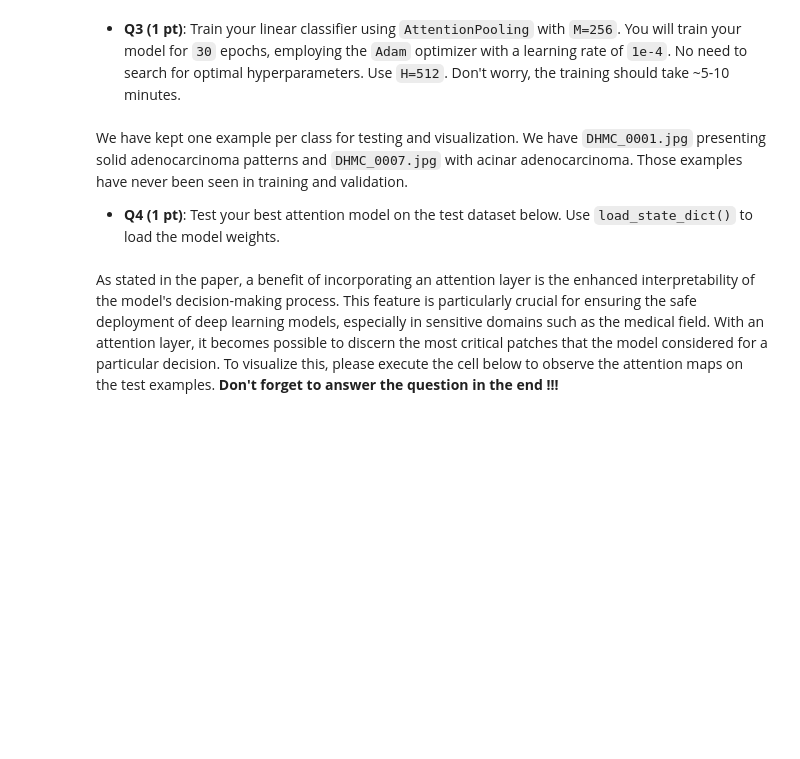
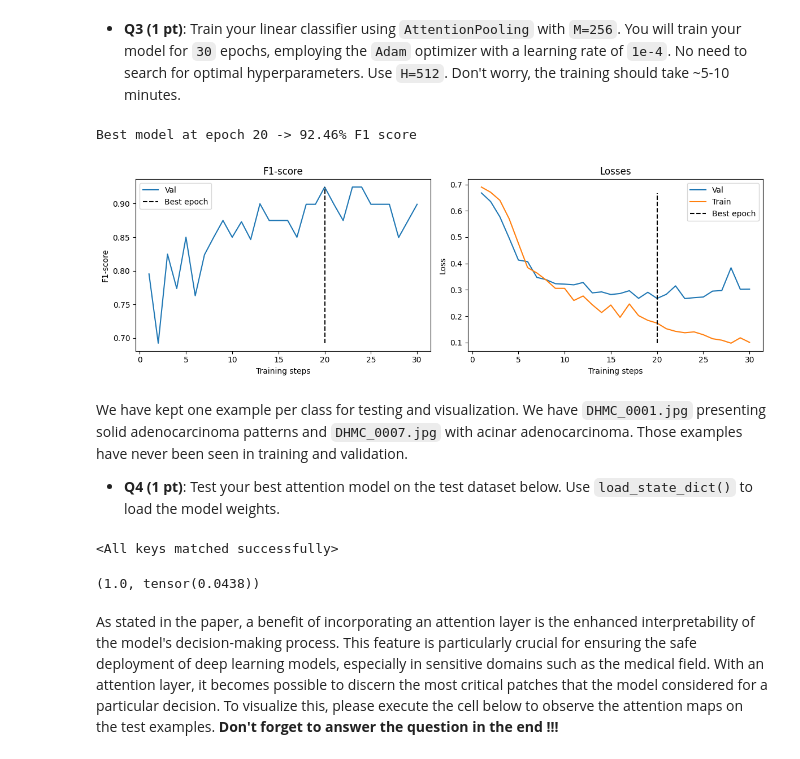
Before and after one commit to AkselAcar/yolov2-chocolate-detector, a Jupyter notebook: labs/lab_3_group_14.ipynb, the cells around one changed output. Saved outputs shown, nothing was run; the diff lists cells and outputs as text; code cells hidden in the pictures; blank space fills up the shorter version.

```diff
--- a/labs/lab_3_group_14.ipynb
+++ b/labs/lab_3_group_14.ipynb
@@ -990,10 +1058,13 @@ optimizer = torch.optim.Adam(model.parameters(), lr=lr)
 # %%
 ################################################################
 ############################ TEST ##############################
 ################################################################
 
 # Train and Plot results
-plot_training(model, train, train_loader, val_loader, epochs=epochs, optimizer=optimizer)
+best_model = plot_training(model, train, train_loader, val_loader, epochs=epochs, optimizer=optimizer)
+# %% [output]
+Best model at epoch 20 -> 92.46% F1 score
+[figure, added]
 # %% [markdown]
 We have kept one example per class for testing and visualization. We have `DHMC_0001.jpg` presenting solid adenocarcinoma patterns and `DHMC_0007.jpg` with acinar adenocarcinoma. Those examples have never been seen in training and validation.
 
@@ -1014,12 +1085,16 @@ model = LinearClassifier(in_dim=d, H=H, n_classes=n_classes, pooling_fn=pooling)
 model.load_state_dict(best_model)
 
 # ------------------
+# %% [output]
+<All keys matched successfully>
 # %%
 ################################################################
 ############################ TEST ##############################
 ################################################################
 
 test(model, test_loader)
+# %% [output]
+(1.0, tensor(0.0438))
 # %% [markdown]
 As stated in the paper, a benefit of incorporating an attention layer is the enhanced interpretability of the model's decision-making process. This feature is particularly crucial for ensuring the safe deployment of deep learning models, especially in sensitive domains such as the medical field. With an attention layer, it becomes possible to discern the most critical patches that the model considered for a particular decision. To visualize this, please execute the cell below to observe the attention maps on the test examples. **Don't forget to answer the question in the end !!!**
 # %%
```
Also changed, not shown: parts of 18 cells of this notebook.
